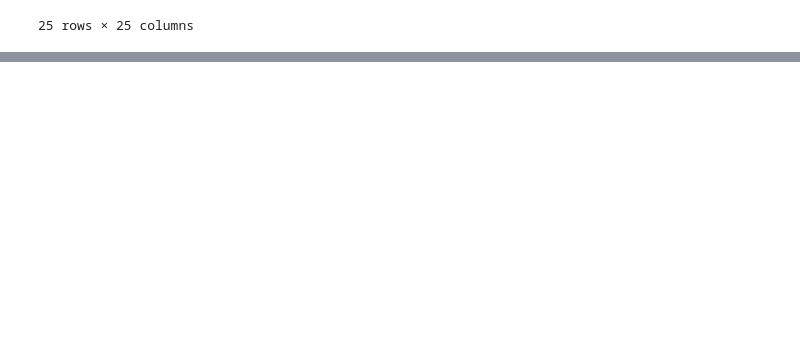
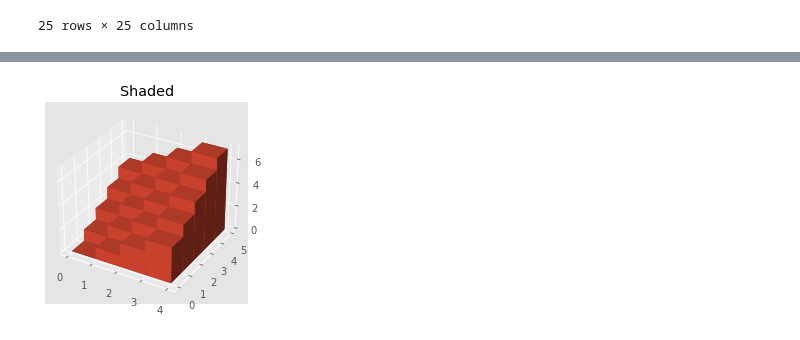
Before and after one commit to raghvendra98/US-Country-Level-Presidential-Result, a Jupyter notebook: practice.ipynb, the cells around one changed output, grey strips where cells are left out. Drawn from its saved outputs; the diff is of its cells as text; code cells hidden in the pictures; blank space fills up the shorter version.

```diff
--- a/practice.ipynb
+++ b/practice.ipynb
@@ -463,0 +527,20 @@ fig.show()
+# %%
+import numpy as np
+import matplotlib.pyplot as plt
+
+# setup the figure and axes
+fig = plt.figure(figsize=(8, 8))
+ax1 = fig.add_subplot(121, projection='3d')
+
+
+top = x + y
+bottom = np.zeros_like(top)
+width = depth = 1
+
+ax1.bar3d(x, y, bottom, width, depth, top, shade=True)
+ax1.set_title('Shaded')
+
+
+plt.show()
+# %% [output]
+[figure, added]
```
Also changed, not shown: parts of 7 cells of this notebook, 7 other files.
